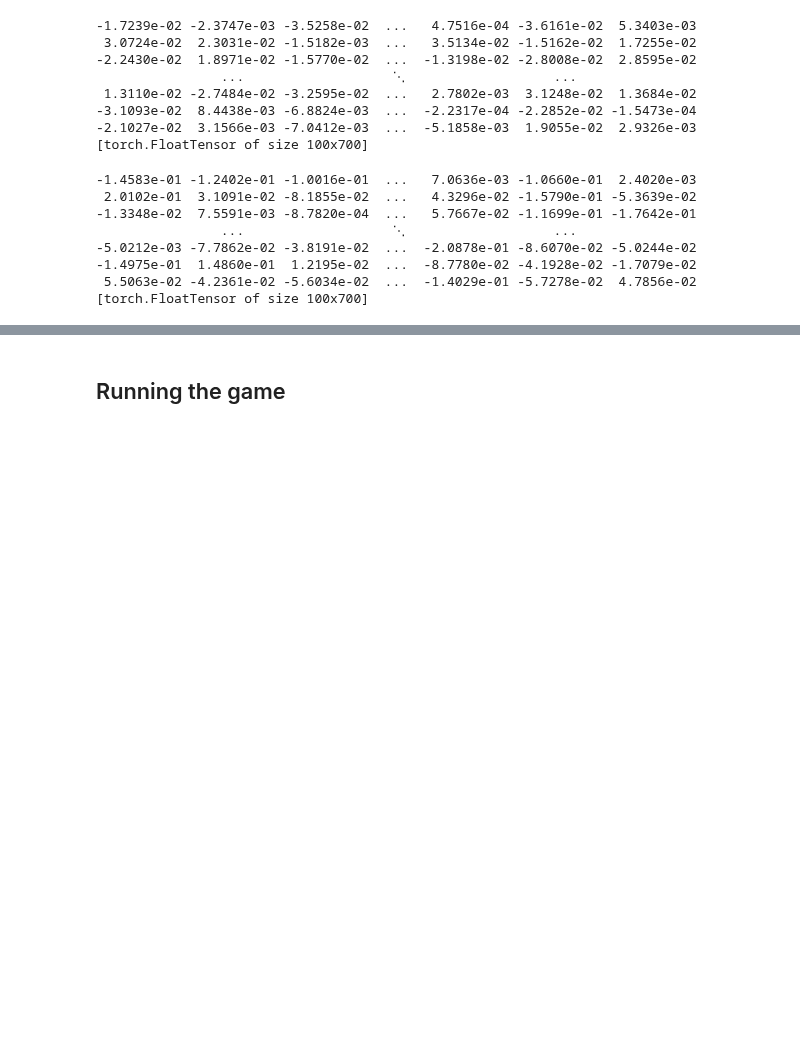
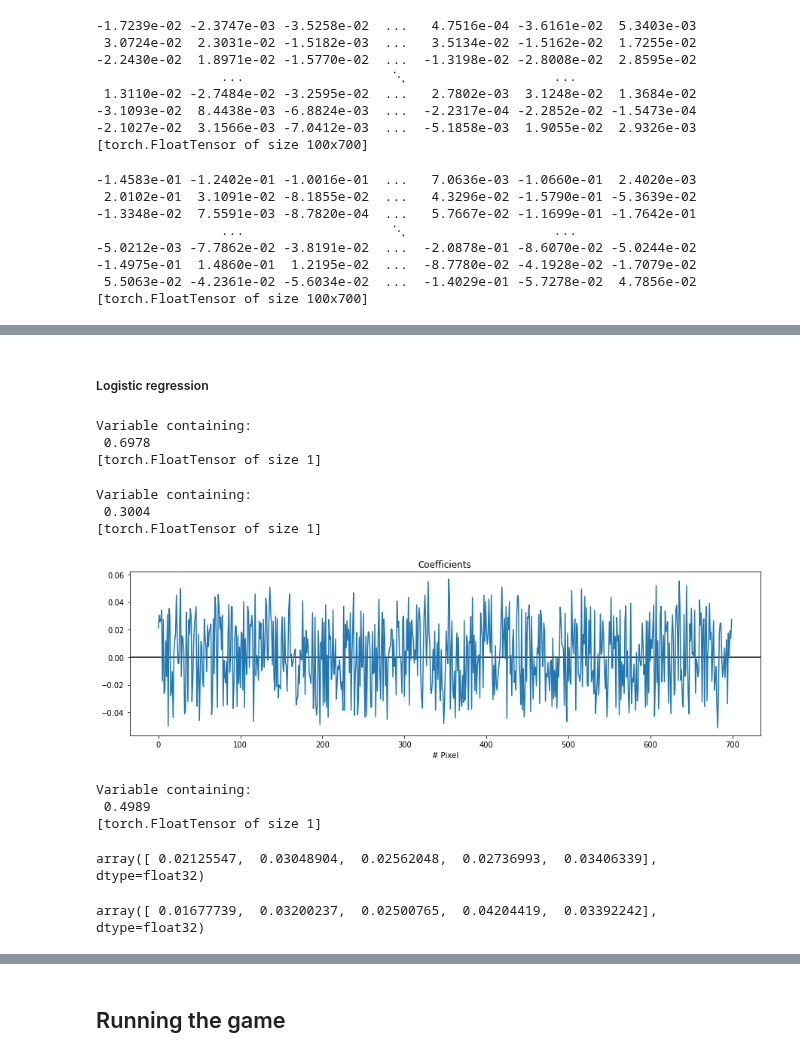
Before and after one commit to TheoLvs/reinforcement-learning, a Jupyter notebook: 4. Chrome Dino/20180102 - Chrome Dino development.ipynb, the cells around one changed output, grey strips where cells are left out. Cells and saved outputs as stored; diff of their text form; code cells hidden in the pictures; blank space fills up the shorter version.

Commit message:
added genetic logistic regression as simple model

```diff
--- a/4. Chrome Dino/20180102 - Chrome Dino development.ipynb
+++ b/4. Chrome Dino/20180102 - Chrome Dino development.ipynb
@@ -654,0 +660,21 @@ dino.net.hidden.weight.data
+# %% [markdown]
+##### Logistic regression
+# %%
+lr = LogReg(700)
+lr2 = LogReg(700)
+# %%
+lr.forward(Variable(torch.ones(700)))
+# %% [output]
+Variable containing:
+ 0.6978
+[torch.FloatTensor of size 1]
+# %%
+lr2.forward(Variable(torch.ones(700)))
+# %% [output]
+Variable containing:
+ 0.3004
+[torch.FloatTensor of size 1]
+# %%
+lr.plot_coefs()
+# %% [output]
+[figure, added]
@@ -654,0 +683,10 @@ dino.net.hidden.weight.data
+# %%
+lr3.forward(Variable(torch.ones(700)))
+# %% [output]
+Variable containing:
+ 0.4989
+[torch.FloatTensor of size 1]
+# %%
+lr.out.weight.data.numpy()[0][:5]
+# %% [output]
+array([ 0.02125547,  0.03048904,  0.02562048,  0.02736993,  0.03406339], dtype=float32)
@@ -654,0 +695,4 @@ dino.net.hidden.weight.data
+# %%
+lr.out.weight.data.numpy()[0][:5]
+# %% [output]
+array([ 0.01677739,  0.03200237,  0.02500765,  0.04204419,  0.03392242], dtype=float32)
```
Also changed, not shown: parts of 7 cells of this notebook, 1 other file.
